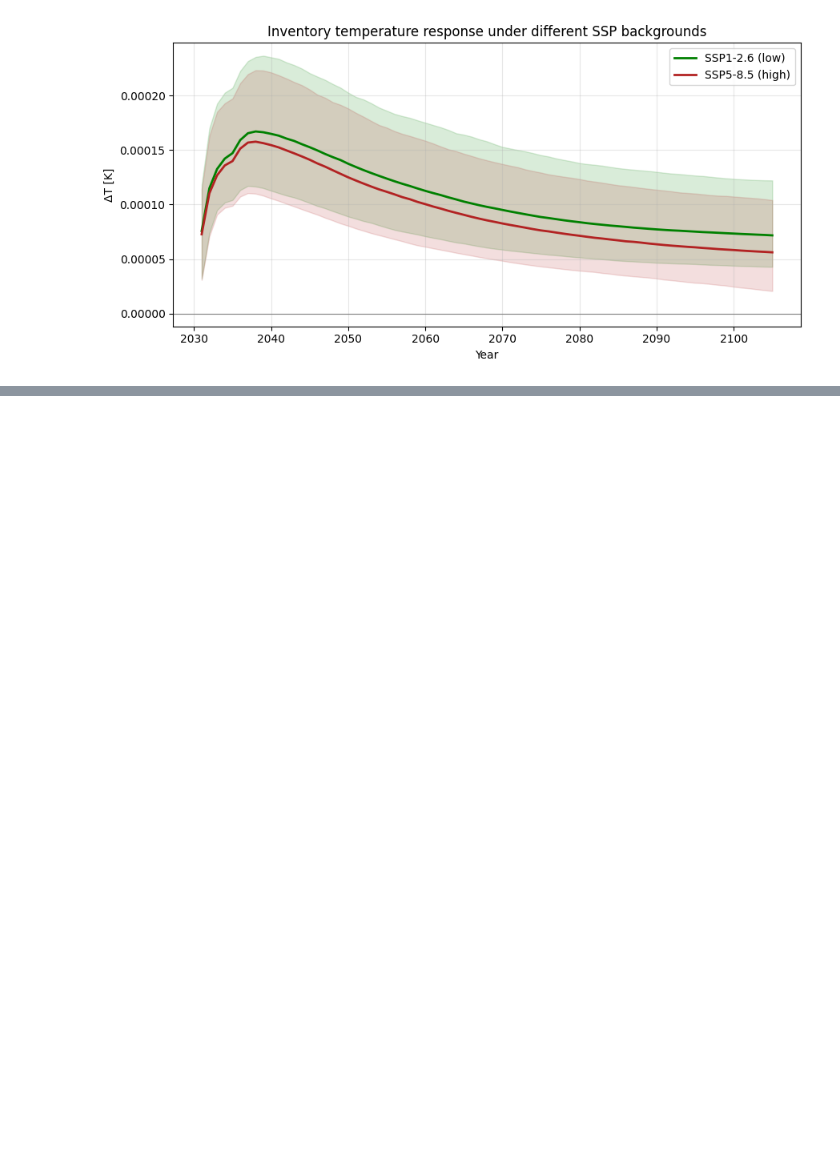
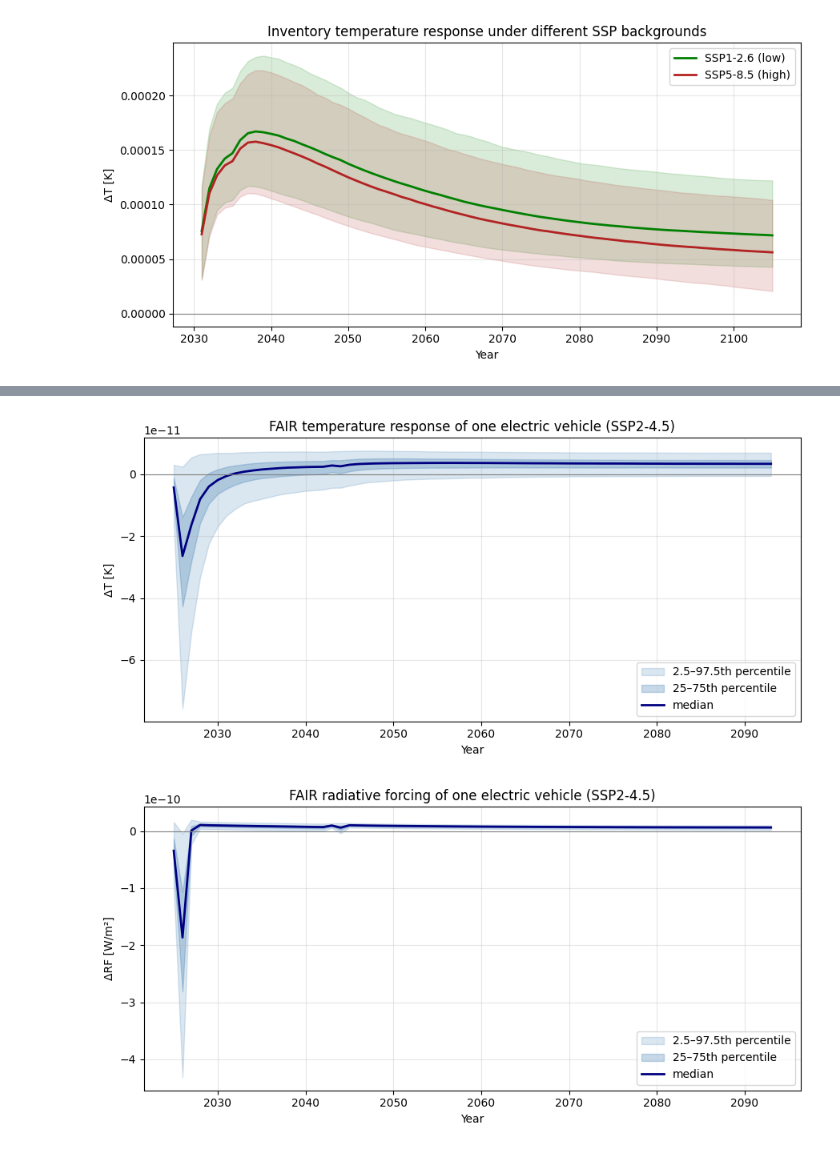
Before and after one commit to brightway-lca/dynamic_characterization, a Jupyter notebook: notebooks/fair_dynamic_lcia_demo.ipynb, the cells around one changed output, grey strips where cells are left out. Drawn from its saved outputs; the diff is of its cells as text; code cells hidden in the pictures; blank space fills up the shorter version.

```diff
--- a/notebooks/fair_dynamic_lcia_demo.ipynb
+++ b/notebooks/fair_dynamic_lcia_demo.ipynb
@@ -201,8 +192,0 @@ In a real workflow the dynamic inventory comes from a temporal LCA. The FAIR pat
-# %%
-import bw2data as bd
-import bw2io as bi
-
-if "fair_demo" not in bd.projects:
-    bi.remote.install_project('ecoinvent-3.10-biosphere', 'fair_demo',
-                              overwrite_existing=True)  # no license required
-bd.projects.set_current("fair_demo")
@@ -267,0 +225,8 @@ From here the per-flow, per-quantile output can be plotted exactly as in Section
+# %%
+dynamic_inventory_df = tlca.dynamic_inventory_df
+
+print(f"{len(dynamic_inventory_df):,} rows | "
+      f"{dynamic_inventory_df['flow'].nunique():,} biosphere flows | "
+      f"{dynamic_inventory_df['activity'].nunique()} activities | "
+      f"{dynamic_inventory_df['date'].min():%Y-%m} to {dynamic_inventory_df['date'].max():%Y-%m}")
+dynamic_inventory_df.head()
@@ -267,0 +243,13 @@ From here the per-flow, per-quantile output can be plotted exactly as in Section
+# %%
+import time
+
+prospective.set_fair_scenario("SSP2", "4.5")
+
+start = time.perf_counter()
+df_ev_temp = characterize(
+    dynamic_inventory_df,
+    metric="fair_temperature",
+    time_horizon=50,
+)
+print(f"{time.perf_counter() - start:.1f} s for {len(df_ev_temp):,} characterized rows")
+df_ev_temp.head()
@@ -267,0 +267,8 @@ From here the per-flow, per-quantile output can be plotted exactly as in Section
+# %%
+start = time.perf_counter()
+df_ev_rf = characterize(
+    dynamic_inventory_df,
+    metric="fair_radiative_forcing",
+    time_horizon=50,
+)
+print(f"{time.perf_counter() - start:.1f} s (reuses the cached FAIR runs)")
@@ -267,0 +278,8 @@ From here the per-flow, per-quantile output can be plotted exactly as in Section
+# %%
+plot_band(df_ev_temp, 'ΔT [K]',
+          'FAIR temperature response of one electric vehicle (SSP2-4.5)')
+plot_band(df_ev_rf, 'ΔRF [W/m²]',
+          'FAIR radiative forcing of one electric vehicle (SSP2-4.5)')
+# %% [output]
+[figure, added]
+[figure, added]
```
Also changed, not shown: parts of 23 cells of this notebook, 12 other files.
